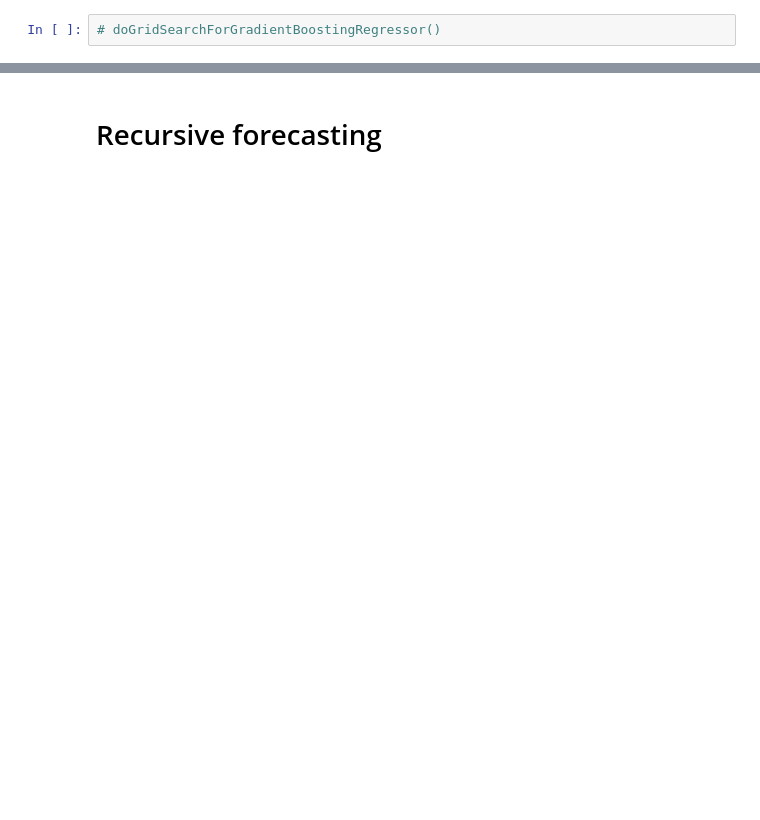
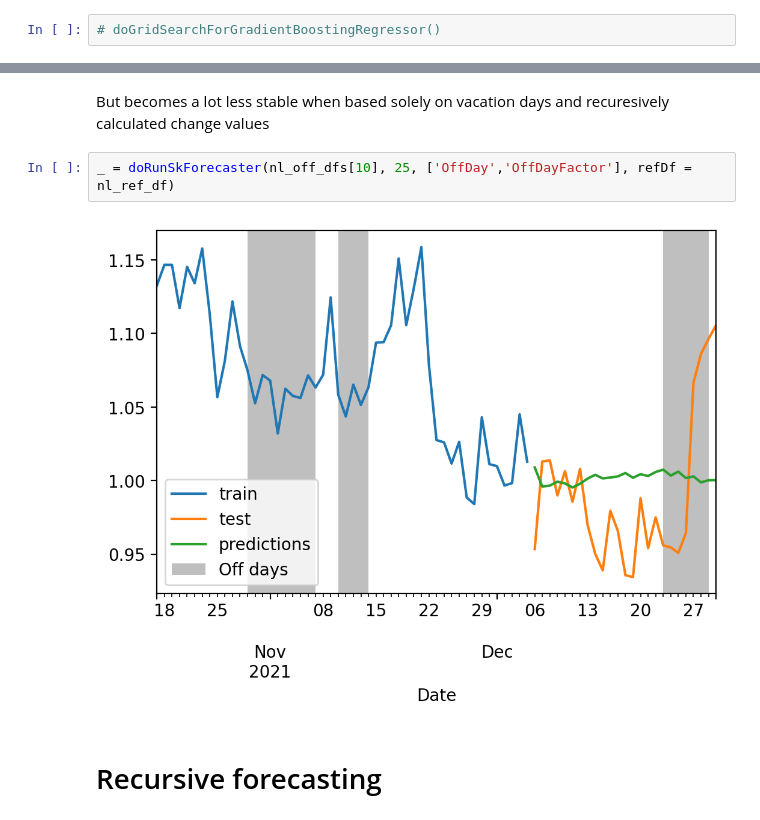
Before and after one commit to GruenerT/DS2_EMR_CoViD_eval, a Jupyter notebook: Seminar_CoViD_tristate_comparison.ipynb, the cells around one changed output, grey strips where cells are left out. Saved outputs shown, nothing was run; the diff lists cells and outputs as text; blank space fills up the shorter version.

```diff
--- a/Seminar_CoViD_tristate_comparison.ipynb
+++ b/Seminar_CoViD_tristate_comparison.ipynb
@@ -261,3 +304,9 @@ def doRunSkForecaster():
+# %% [markdown]
+But becomes a lot less stable when based solely on vacation days and recuresively calculated change values
+# %%
+_ = doRunSkForecaster(nl_off_dfs[10], 25, ['OffDay','OffDayFactor'], refDf = nl_ref_df)
+# %% [output]
+[figure, added]
 # %% [markdown]
 # Recursive forecasting
 # %%
```
Also changed, not shown: parts of 23 cells of this notebook, 6 other files.
